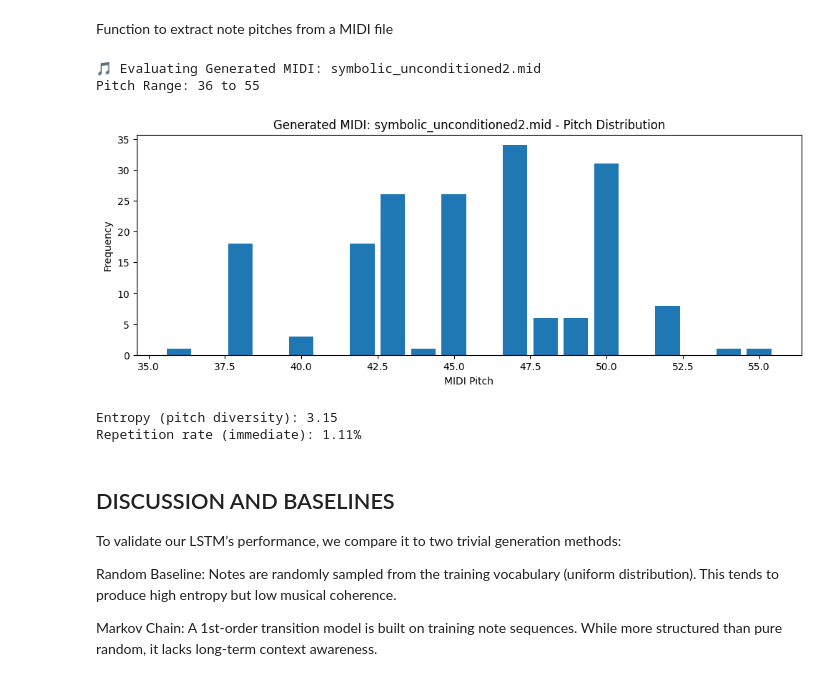
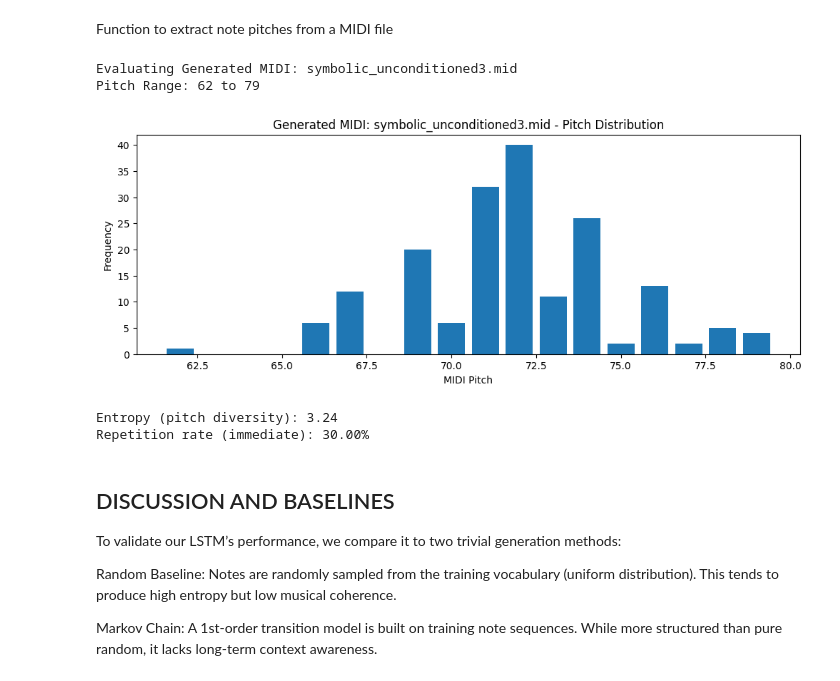
Before and after one commit to chawlaishita13/nottingham, a Jupyter notebook: workbook_final.ipynb, the cells around one changed output. Cells and saved outputs as stored; diff of their text form; code cells hidden in the pictures.

```diff
--- a/workbook_final.ipynb
+++ b/workbook_final.ipynb
@@ -743,16 +763,16 @@ def extract_pitches_from_midi(midi_path):
         return []
 # %%
 # Load the generated MIDI
-generated_pitches = extract_pitches_from_midi("symbolic_unconditioned2.mid")
+generated_pitches = extract_pitches_from_midi("symbolic_unconditioned3.mid")
 
 # Run evaluation
-evaluate_statistics(generated_pitches, title="Generated MIDI: symbolic_unconditioned2.mid")
+evaluate_statistics(generated_pitches, title="Generated MIDI: symbolic_unconditioned3.mid")
 # %% [output]
-🎵 Evaluating Generated MIDI: symbolic_unconditioned2.mid
-Pitch Range: 36 to 55
+Evaluating Generated MIDI: symbolic_unconditioned3.mid
+Pitch Range: 62 to 79
-[figure, old version]
+[figure, new version]
-Entropy (pitch diversity): 3.15
-Repetition rate (immediate): 1.11%
+Entropy (pitch diversity): 3.24
+Repetition rate (immediate): 30.00%
 # %% [markdown]
 ## DISCUSSION AND BASELINES
 
```
Also changed, not shown: parts of 13 cells of this notebook, 1 other file.
